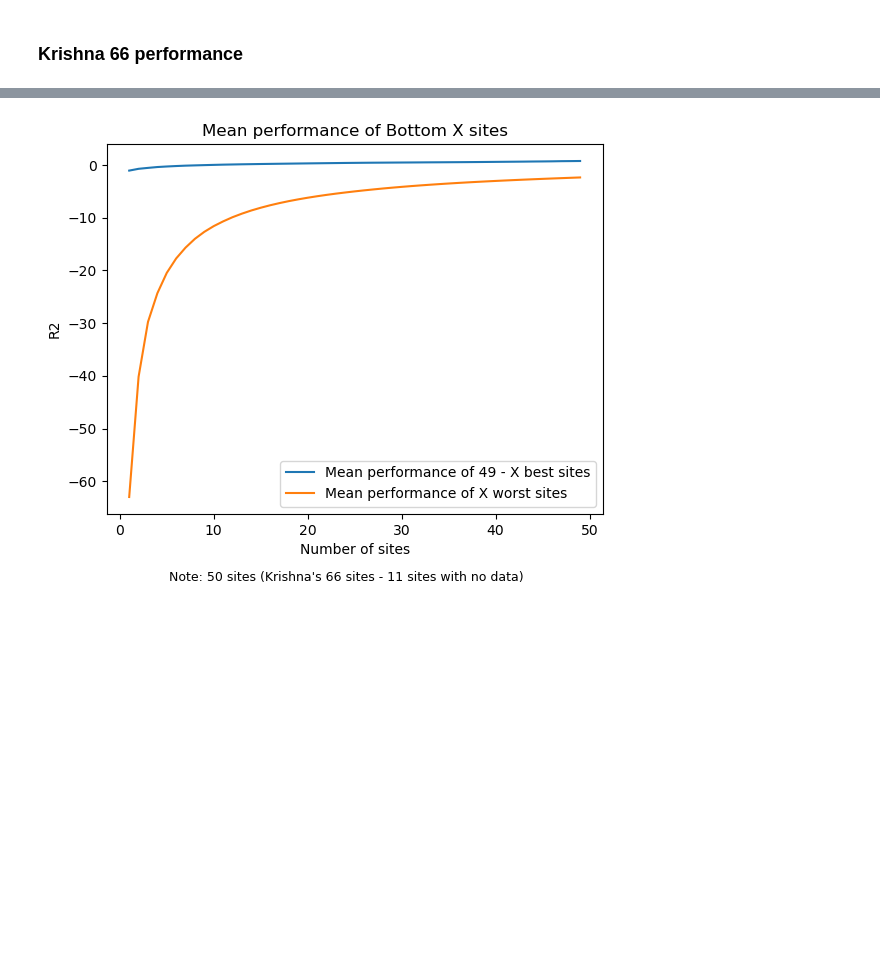
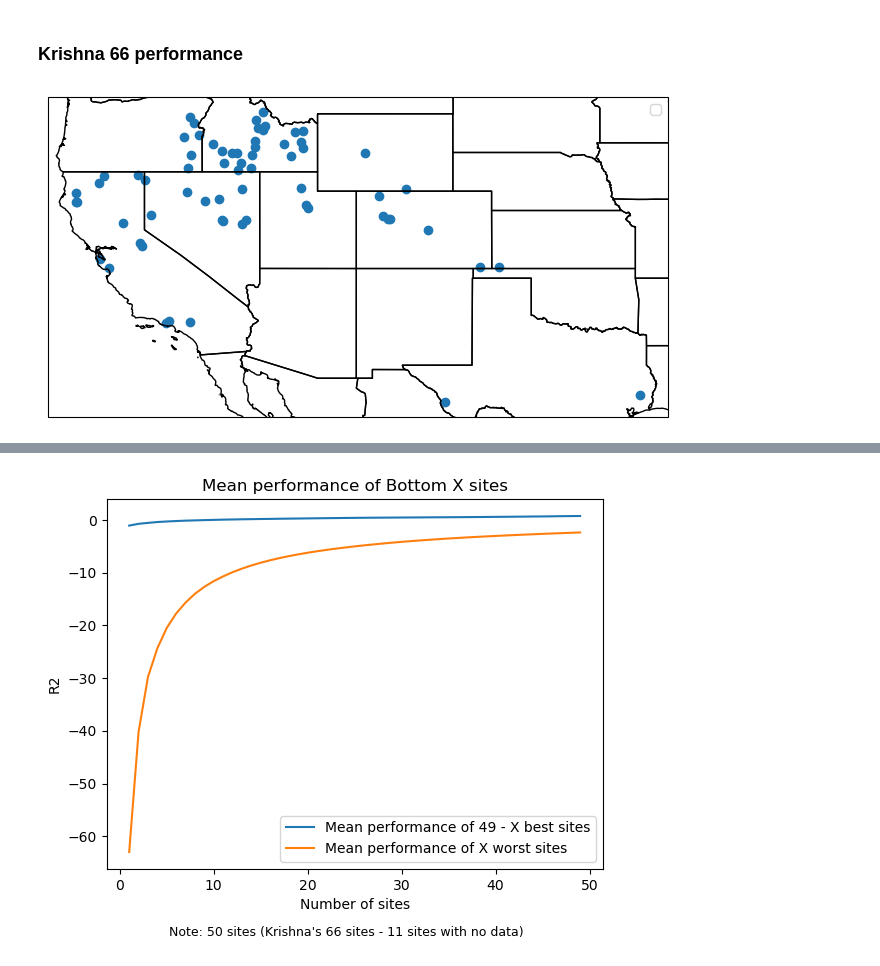
Before and after one commit to codebyandy/geolearn, a Jupyter notebook: app/vegetation/attention/andy/playground/rnn_baseline/compare_metrics.ipynb, the cells around one changed output, grey strips where cells are left out. Drawn from its saved outputs; the diff is of its cells as text; code cells hidden in the pictures; blank space fills up the shorter version.

```diff
--- a/app/vegetation/attention/andy/playground/rnn_baseline/compare_metrics.ipynb
+++ b/app/vegetation/attention/andy/playground/rnn_baseline/compare_metrics.ipynb
@@ -156,6 +158,24 @@ transformer_df = pd.read_csv(transformer_df_path)
 
 # get the intersection of sites
 sites = transformer_df[transformer_df.siteName.isin(rnn_df.site.unique())].siteId.unique()
+# %%
+df = transformer_df[transformer_df.siteName.isin(rnn_df.site.unique())]
+
+import cartopy.crs as ccrs
+import cartopy.feature as cfeature
+
+figM = plt.figure(figsize=(8, 6))
+axM = figM.add_subplot(1, 1, 1, projection=ccrs.PlateCarree())
+
+axM.scatter(df.lon, df.lat, transform=ccrs.PlateCarree())
+
+axM.add_feature(cfeature.STATES.with_scale('10m'), edgecolor='black')
+
+axM.legend()
+
+plt.show()
+# %% [output]
+[figure, added]
 # %%
 # (1) Use both Andy's and Kuai's extractions to build dataframe to get performance metrics
 # schema: [site, true_lfmc, rnn_lfmc_andy, rnn_lfmc_kuai]
```
Also changed, not shown: parts of 12 cells of this notebook, 4 other files.
